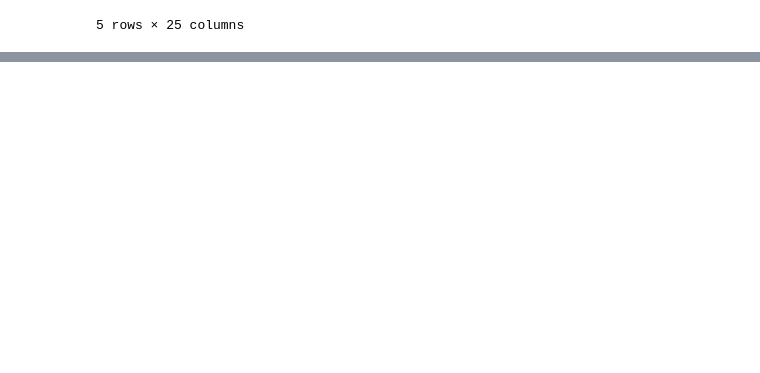
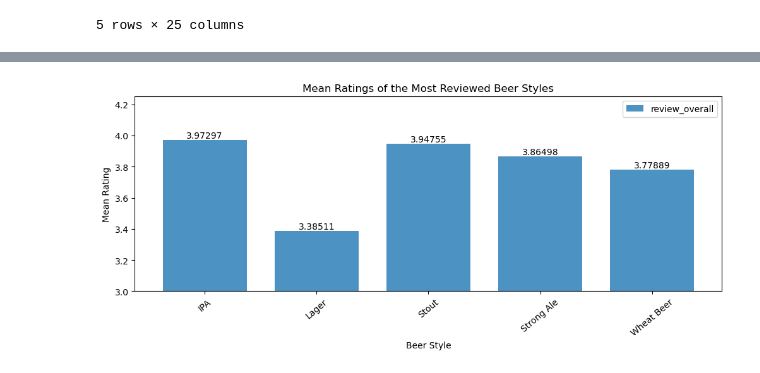
Before and after one commit to andrewjmack/DU-Project-1, a Jupyter notebook: beer_analysis.ipynb, the cells around one changed output, grey strips where cells are left out. Saved outputs shown, nothing was run; the diff lists cells and outputs as text; code cells hidden in the pictures; blank space fills up the shorter version.

Commit message:
Add files via upload
Updating notebooks with additional code and analysis, and file of Outputs/Images file with chart plot image files.

```diff
--- a/beer_analysis.ipynb
+++ b/beer_analysis.ipynb
@@ -32,0 +77,11 @@ beer_df.head()
+# %%
+#Group and describe top five beer styles by number of reviews
+styles_top5 = beer_df.loc[(beer_df['Style_Main'] == 'Lager') |
+                    (beer_df['Style_Main'] == 'IPA') |
+                    (beer_df['Style_Main'] == 'Stout') |
+                    (beer_df['Style_Main'] == 'Strong Ale') |
+                    (beer_df['Style_Main'] == 'Wheat Beer'),
+                    ['Style_Main'] + ['review_overall']]
+
+top5_describe = styles_top5.groupby(['Style_Main']).describe()
+top5_describe
@@ -32,0 +103,21 @@ beer_df.head()
+# %%
+# find the mean overall rating for each style in the group
+top5_mean = styles_top5.groupby(['Style_Main']).mean()
+
+# plot in bar chart
+top5_mean_plot = top5_mean.plot(kind='bar', figsize=(12,4), alpha=0.8, rot=40, width=0.75)
+
+plt.title("Mean Ratings of the Most Reviewed Beer Styles")
+plt.xlabel("Beer Style")
+plt.ylabel("Mean Rating")
+plt.ylim(3, 4.25)
+
+for container in top5_mean_plot.containers:
+    top5_mean_plot.bar_label(container)
+
+# save chart as .PNG file and display
+# plt.tight_layout()
+plt.savefig("Outputs/Images/mean_style_ratings.png")
+plt.show()
+# %% [output]
+[figure, added]
```
Also changed, not shown: parts of 23 cells of this notebook, 6 other files.
